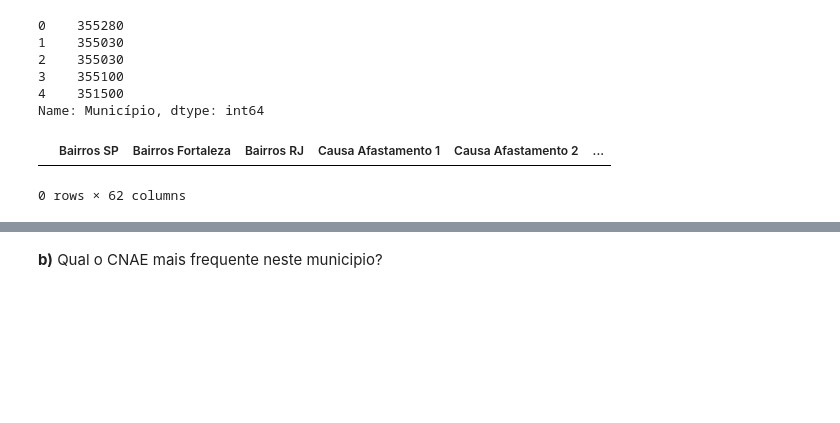
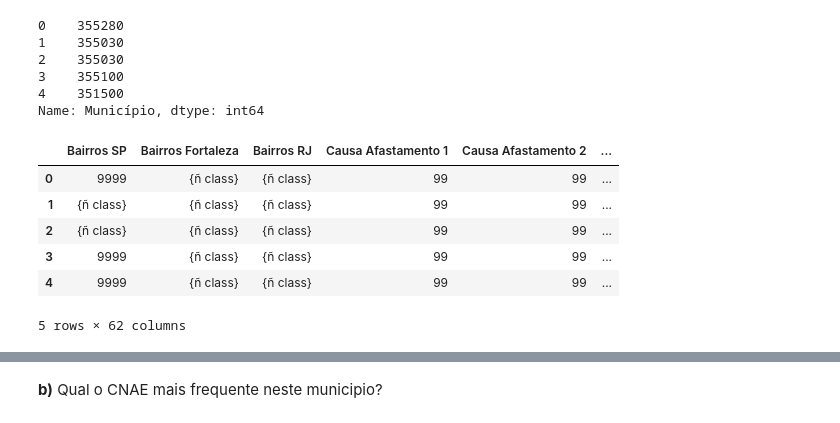
Before and after one commit to fran-janela/big-data-for-public-datasets-class, a Jupyter notebook: a02-dask/notebooks/aula02.ipynb, the cells around one changed output, grey strips where cells are left out. Saved outputs shown, nothing was run; the diff lists cells and outputs as text; code cells hidden in the pictures; blank space fills up the shorter version.

```diff
--- a/a02-dask/notebooks/aula02.ipynb
+++ b/a02-dask/notebooks/aula02.ipynb
@@ -542,5 +540,6 @@ Você conseguiria fazer sem copiar e colar o código três vezes?!
 # %%
 client = Client(n_workers=4, threads_per_worker=2, memory_limit='2GB')
 # %%
-dados_sp[["Vl Rem Agosto CC", "Vl Rem Setembro CC", "Vl Rem Outubro CC"]] = dados_sp[["Vl Rem Agosto CC", "Vl Rem Setembro CC", "Vl Rem Outubro CC"]].str.replace(',', '.')
-dados_sp[["Vl Rem Agosto CC", "Vl Rem Setembro CC", "Vl Rem Outubro CC"]] = dados_sp[["Vl Rem Agosto CC", "Vl Rem Setembro CC", "Vl Rem Outubro CC"]].astype('float')
+for column in ['Vl Rem Agosto CC', 'Vl Rem Setembro CC', 'Vl Rem Outubro CC']:
+    dados_sp[column] = dados_sp[column].str.replace(',', '.')
+    dados_sp[column] = dados_sp[column].astype('float')
@@ -658,5 +667,6 @@ Considerando o município de **Campinas**, encontre:
 **a)** Qual o maior salário em Agosto?
 # %%
 municipios = dd.read_csv("../data/municipio.csv")
-municipios.loc[municipios["DESC Municipio"] == 'Campinas'].head(5)
+municipios = municipios.set_index('Município').compute()
+municipios.head(5)
 # %% [output]
@@ -679,8 +694,13 @@ dados_sp["Município"].head(5)
 4    351500
 Name: Município, dtype: int64
 # %%
-dados_sp_municipios = dados_sp.join(municipios.set_index('Município'))
-dados_sp_municipios.loc[dados_sp_municipios['DESC Municipio'] == 'Campinas',:].head()
+dados_sp_municipios = dados_sp.join(municipios, on='Município')
+dados_sp_municipios.head(5)
 # %% [output]
 |  | Bairros SP | Bairros Fortaleza | Bairros RJ | Causa Afastamento 1 | Causa Afastamento 2 | ... |
+| 0 | 9999 | {ñ class} | {ñ class} | 99 | 99 | ... |
+| 1 | {ñ class} | {ñ class} | {ñ class} | 99 | 99 | ... |
+| 2 | {ñ class} | {ñ class} | {ñ class} | 99 | 99 | ... |
+| 3 | 9999 | {ñ class} | {ñ class} | 99 | 99 | ... |
+| 4 | 9999 | {ñ class} | {ñ class} | 99 | 99 | ... |
-0 rows × 62 columns
+5 rows × 62 columns
```
Also changed, not shown: parts of 13 cells of this notebook, 3 other files.
